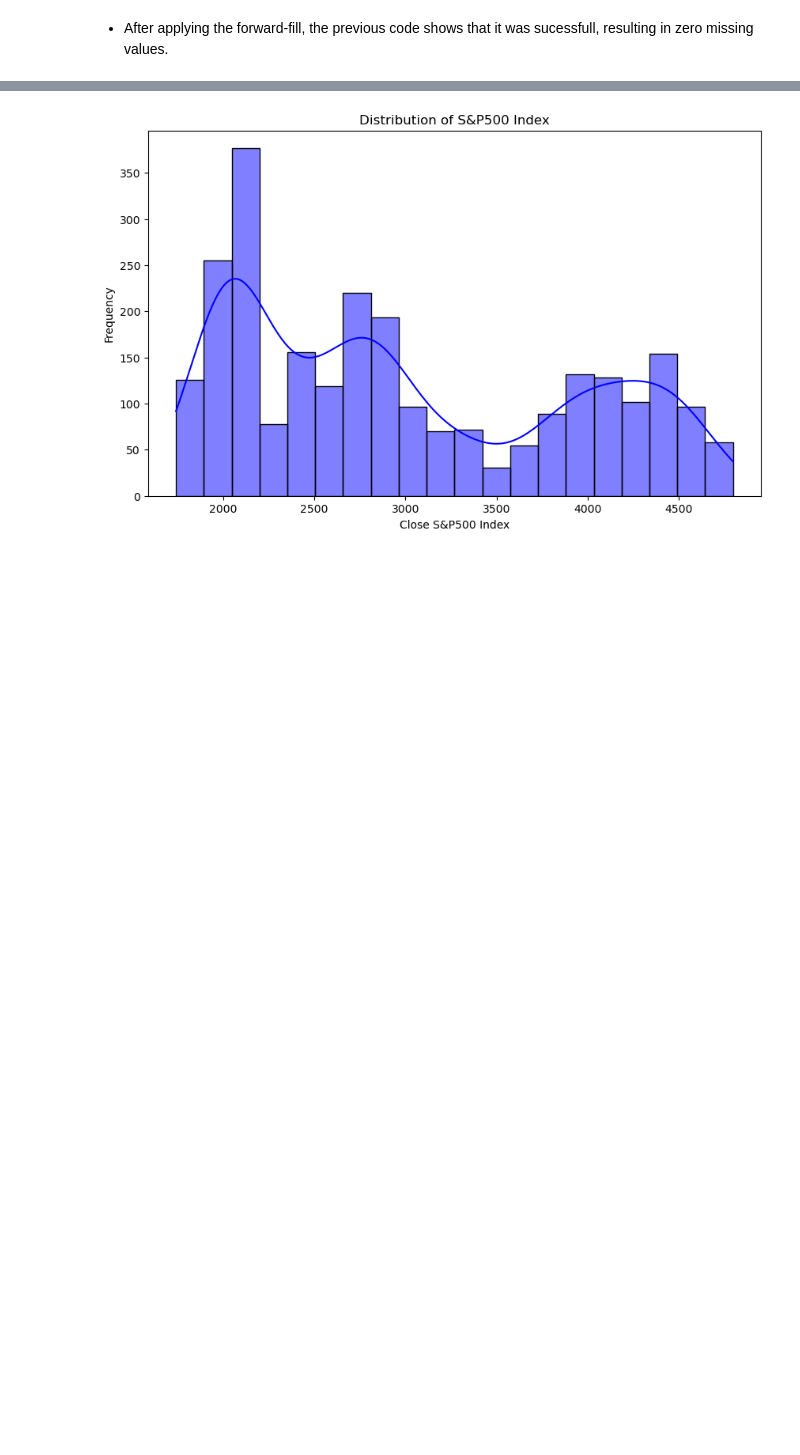
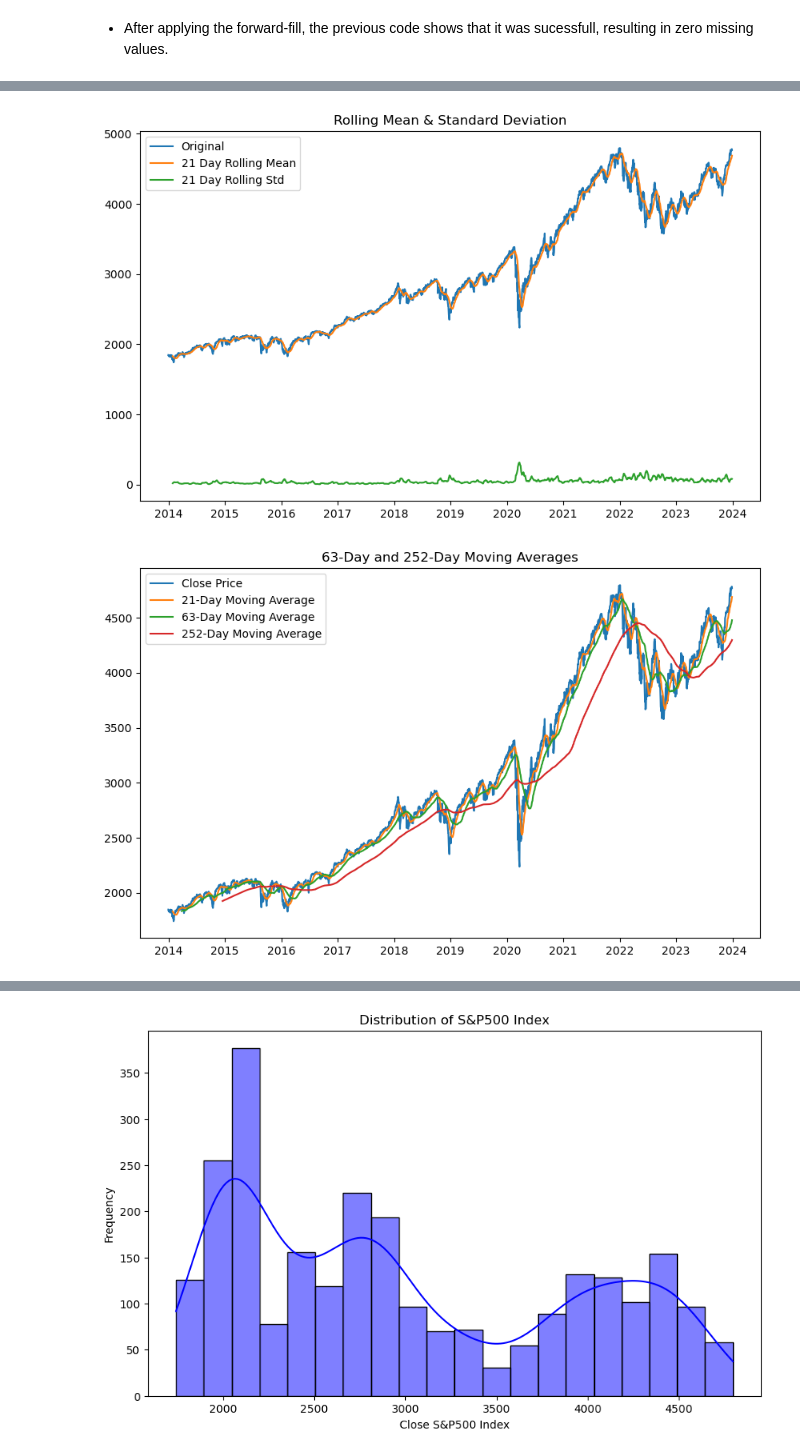
Before and after one commit to nozomu2020264/Capstone-Project---2020264-, a Jupyter notebook: S&P 500 - TS Analysis.ipynb, the cells around one changed output, grey strips where cells are left out. Saved outputs shown, nothing was run; the diff lists cells and outputs as text; code cells hidden in the pictures; blank space fills up the shorter version.

```diff
--- a/S&P 500 - TS Analysis.ipynb
+++ b/S&P 500 - TS Analysis.ipynb
@@ -204,0 +194,15 @@ Name: Close, dtype: float64
+# %%
+# Get summary statistics
+summary_stats = df.describe()
+
+# Find the date of highest and lowest close price
+peak_date = df.idxmax()
+lowest_date = df.idxmin()
+
+# Calculate monthly returns
+monthly_returns = df.resample('M').ffill().pct_change().dropna()
+
+# Output of metrics.
+print("Summary Statistics:\n", summary_stats)
+print("Peak Close Price Date:", peak_date, "Value:", df[peak_date])
+print("Lowest Close Price Date:", lowest_date, "Value:", df[lowest_date])
@@ -242,0 +268,52 @@ Date
+# %%
+# Rolling Statistics and Moving Averages
+rolling_mean_21 = df.rolling(window=21).mean()
+rolling_std_21 = df.rolling(window=21).std()
+
+# Long-term moving averages
+rolling_mean_21 = df.rolling(window=21).mean()
+rolling_mean_63 = df.rolling(window=63).mean()
+rolling_mean_252 = df.rolling(window=252).mean()
+
+# Volatility Analysis (Rolling volatility with a 30-day window)
+volatility_21 = df.pct_change().rolling(window=21).std() * (252**0.5)  # Annualized volatility
+
+# Seasonality Analysis (Monthly seasonality)
+monthly_seasonality = df.groupby(df.index.month).mean()
+
+# Visualizations
+
+# Plotting rolling statistics
+plt.figure(figsize=(10,6))
+plt.plot(df, label='Original')
+plt.plot(rolling_mean_21, label='21 Day Rolling Mean')
+plt.plot(rolling_std_21, label='21 Day Rolling Std')
+plt.title('Rolling Mean & Standard Deviation')
+plt.legend()
+plt.show()
+
+# Plot moving averages
+plt.figure(figsize=(10,6))
+plt.plot(df, label='Close Price')
+plt.plot(rolling_mean_21, label='21-Day Moving Average')
+plt.plot(rolling_mean_63, label='63-Day Moving Average')
+plt.plot(rolling_mean_252, label='252-Day Moving Average')
+plt.title('63-Day and 252-Day Moving Averages')
+plt.legend()
+plt.show()
+
+# Plot volatility
+plt.figure(figsize=(10,6))
+plt.plot(volatility_21, label='21 Day Volatility')
+plt.title('Rolling Volatility (21 Day)')
+plt.legend()
+plt.show()
+
+# Boxplot to detect outliers in monthly returns
+plt.figure(figsize=(10,6))
+sns.boxplot(x=monthly_returns.index.month, y=monthly_returns)
+plt.title('Monthly Returns Boxplot')
+plt.show()
+# %% [output]
+[figure, added]
+[figure, added]
```
Also changed, not shown: parts of 61 cells of this notebook.
